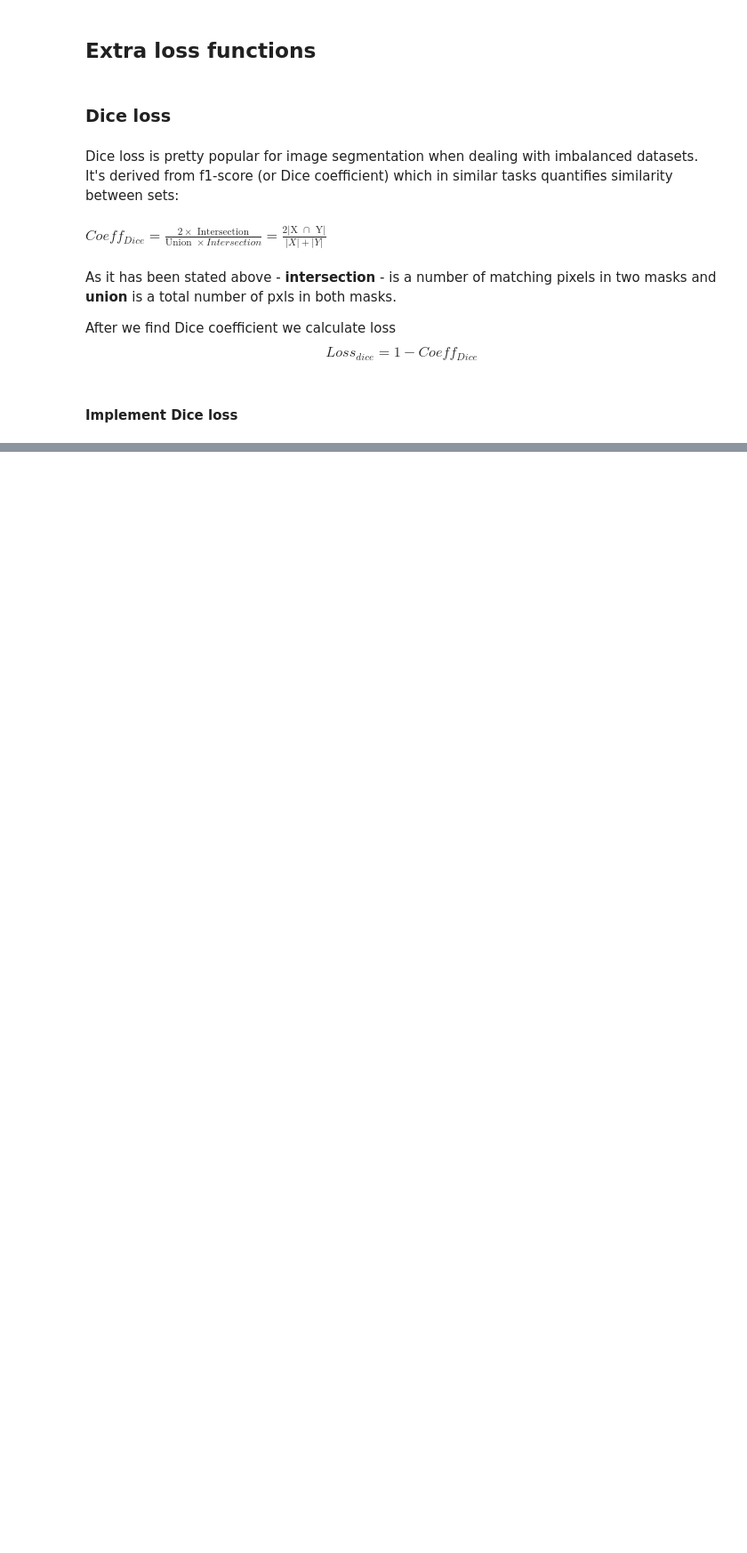
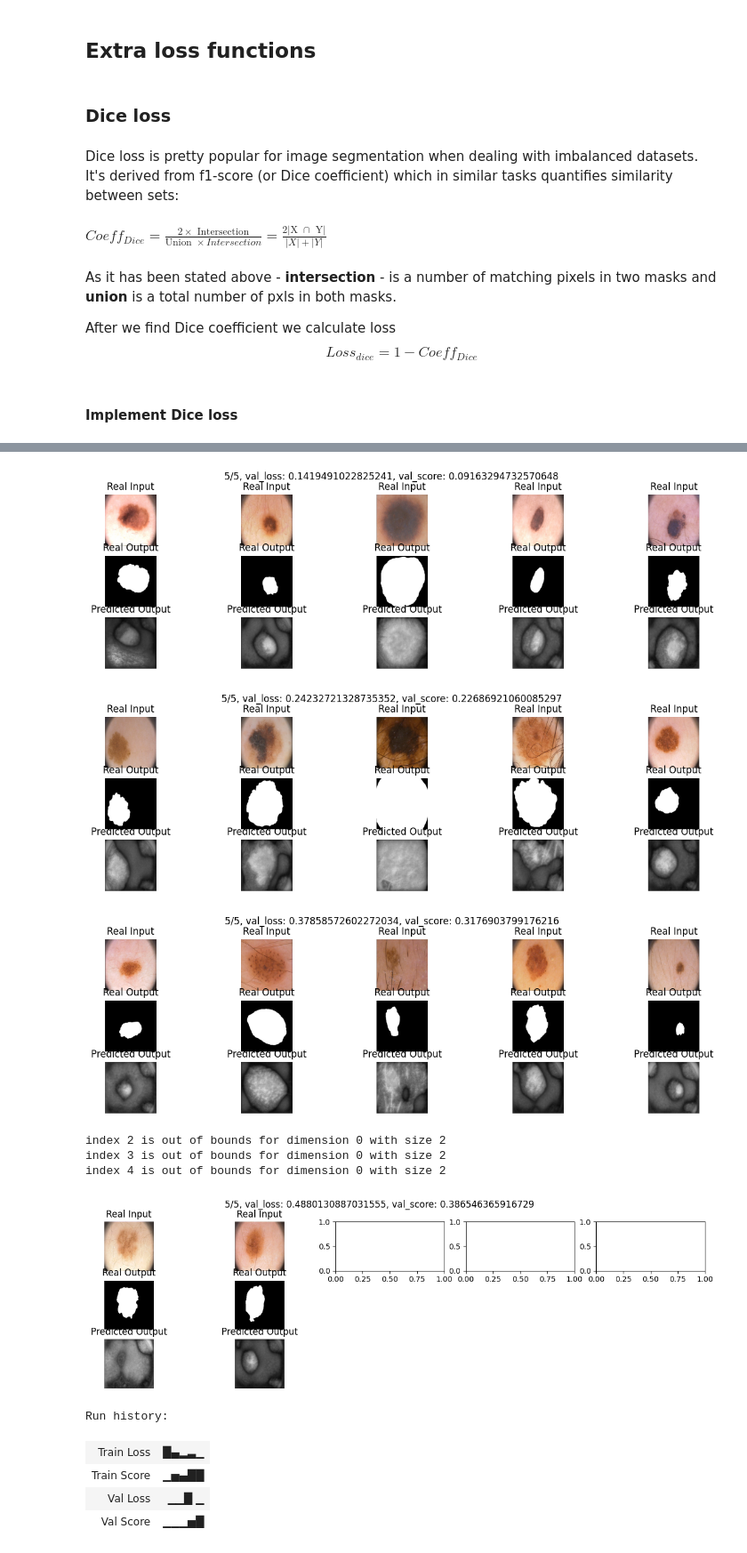
Before and after one commit to Dimildizio/DS_course, a Jupyter notebook: Neural_networks/Convolutions/Semantic_segmentation_dermoscopic.ipynb, the cells around one changed output, grey strips where cells are left out. Shown at 89% size. Saved outputs shown, nothing was run; the diff lists cells and outputs as text; code cells hidden in the pictures; blank space fills up the shorter version.

```diff
--- a/Neural_networks/Convolutions/Semantic_segmentation_dermoscopic.ipynb
+++ b/Neural_networks/Convolutions/Semantic_segmentation_dermoscopic.ipynb
@@ -798,0 +808,9 @@ index 4 is out of bounds for dimension 0 with size 2
+# %%
+def focal_loss(y_hat, y, gamma=2, eps = 1e-10):
+  y_probs = torch.sigmoid(y_hat)              # get probabilities
+  y_probs = torch.clamp(y_probs, eps, 1-eps)  # avoid num instabilities
+  down_w = (1 - y_probs).pow(gamma)           # modulating factor as downweight term
+  pos_term = y * torch.log(y_probs)           # positive term
+  neg_term = (1 - y) * torch.log(1-y_probs)   # negative term
+  loss = -((down_w * pos_term) + neg_term)    # loss
+  return loss.mean()
@@ -798,0 +828,20 @@ index 4 is out of bounds for dimension 0 with size 2
+# %%
+CFG.epochs=5
+CFG.loss = lambda: 'focal'
+model = SegNet().to(CFG.device())
+optimizer = torch.optim.AdamW(model.parameters(), lr = CFG.lr, eps=1e-8, weight_decay=1e-6, amsgrad=True)
+scheduler =  torch.optim.lr_scheduler.ExponentialLR(optimizer=optimizer, gamma=0.95)
+segnet = train(model, optimizer, focal_loss, CFG.epochs, data_train, data_val, scheduler)
+# %% [output]
+[figure, added]
+[figure, added]
+[figure, added]
+index 2 is out of bounds for dimension 0 with size 2
+index 3 is out of bounds for dimension 0 with size 2
+index 4 is out of bounds for dimension 0 with size 2
+[figure, added]
+Run history:
+| Train Loss | █▄▂▃▁ |
+| Train Score | ▁▅▄██ |
+| Val Loss | ▁▁█ ▁ |
+| Val Score | ▁▁▁▅█ |
```
Also changed, not shown: parts of 10 cells of this notebook.
